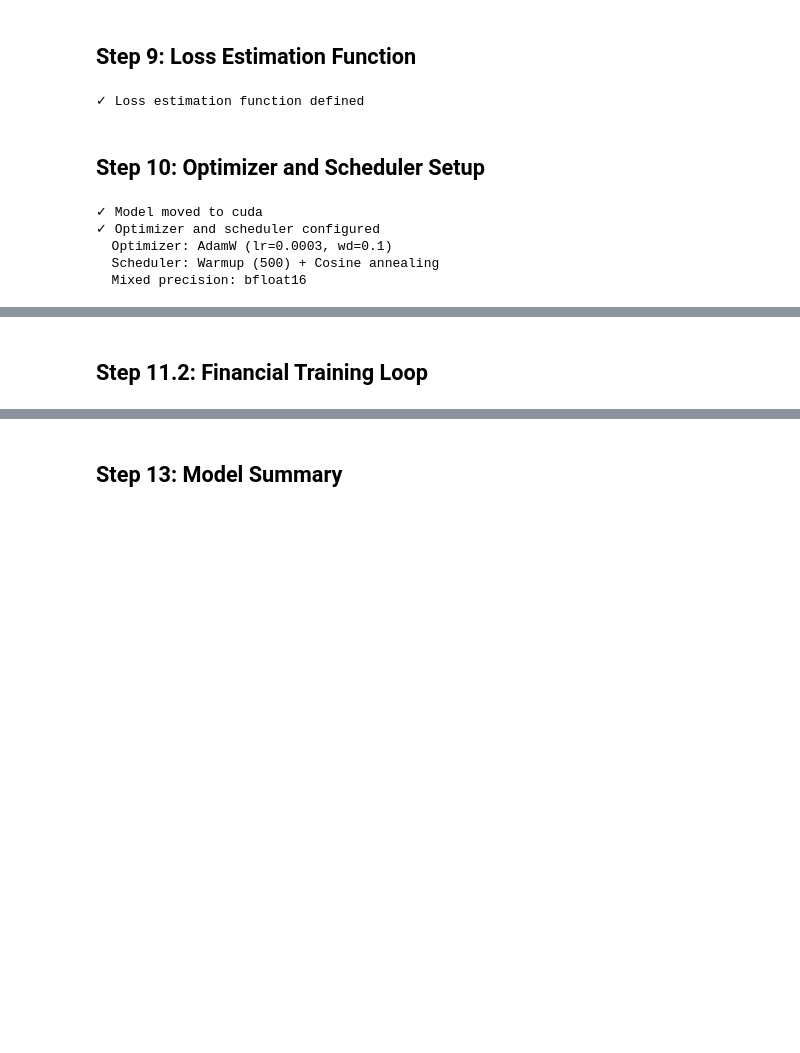
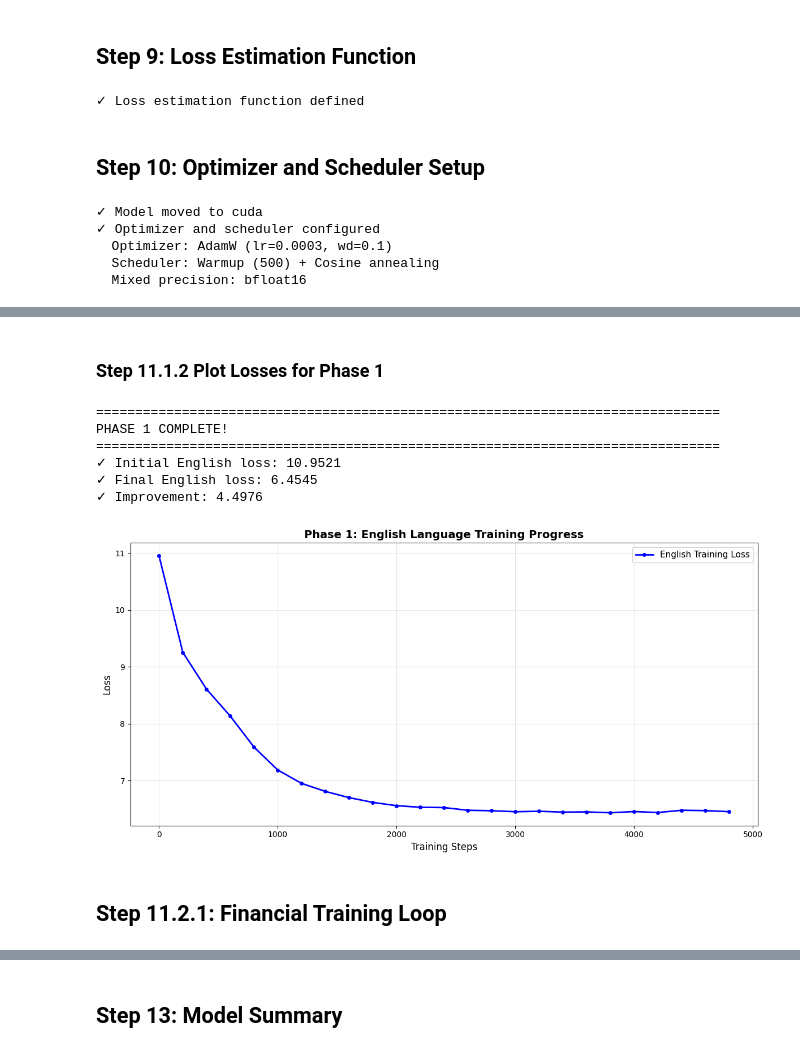
Before and after one commit to satgunsodhi/SLM, a Jupyter notebook: main.ipynb, the cells around one changed output, grey strips where cells are left out. Drawn from its saved outputs; the diff is of its cells as text; code cells hidden in the pictures; blank space fills up the shorter version.

```diff
--- a/main.ipynb
+++ b/main.ipynb
@@ -1085,10 +1160,10 @@ class GPT(nn.Module):
 config = GPTConfig(
     vocab_size=50257,
     block_size=256,
-    n_layer=10,
+    n_layer=8,
     n_head=12,
     n_embd=768,
-    dropout=0.2,
+    dropout=0.14,
     bias=True
 )
 
@@ -1139,15 +1214,21 @@ print("=" * 80)
 print("FINANCIAL SLM - Training Configuration")
 print("=" * 80)
 
-# Training hyperparameters
+# Phase 1 Training Configuration
+phase1_iters = 5000
+phase1_lr = 3e-5
+phase1_eval_interval = 200
+phase1_warmup_steps = 2000
+
+# Phase 2
 learning_rate = 3e-4
-max_iters = 10000
+max_iters = 5000
 warmup_steps = 500
 min_lr = 1e-5
-eval_interval = 100
+eval_interval = 200
 batch_size = 8
 block_size = 256
-gradient_accumulation_steps = 4
+gradient_accumulation_steps = 2
 
 # Mixed precision setup
 dtype = 'bfloat16' if torch.cuda.is_available() and torch.cuda.is_bf16_supported() else 'float16'
@@ -1162,6 +1243,8 @@ if torch.cuda.is_available():
 
 print(f"✓ Training configuration set:")
 print(f"  Device: {device} ({device_type})")
+
+print("Phase 2: ")
 print(f"  Mixed precision: {dtype}")
 print(f"  Learning rate: {learning_rate}")
 print(f"  Max iterations: {max_iters:,}")
@@ -1436,2 +1501,33 @@ Teaching model English structure with general text before financial data
+# %% [markdown]
+### Step 11.1.2 Plot Losses for Phase 1
+# %%
+print("\n" + "=" * 80)
+print("PHASE 1 COMPLETE!")
+print("=" * 80)
+print(f"✓ Initial English loss: {phase1_losses[0]:.4f}")
+print(f"✓ Final English loss: {phase1_losses[-1]:.4f}")
+print(f"✓ Improvement: {phase1_losses[0] - phase1_losses[-1]:.4f}")
+
+# Plot Phase 1 results
+import matplotlib.pyplot as plt
+
+plt.figure(figsize=(12, 6))
+plt.plot(phase1_steps, phase1_losses, 'b-', label='English Training Loss', linewidth=2, marker='o', markersize=4)
+plt.xlabel('Training Steps', fontsize=12)
+plt.ylabel('Loss', fontsize=12)
+plt.title('Phase 1: English Language Training Progress', fontsize=14, fontweight='bold')
+plt.legend(fontsize=11)
+plt.grid(True, alpha=0.3)
+plt.tight_layout()
+plt.savefig('phase1_training_loss.png', dpi=150, bbox_inches='tight')
+plt.show()
+# %% [output]
+================================================================================
+PHASE 1 COMPLETE!
+================================================================================
+✓ Initial English loss: 10.9521
+✓ Final English loss: 6.4545
+✓ Improvement: 4.4976
+[figure, added]
 # %% [markdown]
-## Step 11.2: Financial Training Loop
+## Step 11.2.1: Financial Training Loop
```
Also changed, not shown: parts of 32 cells of this notebook, 2 other files.
